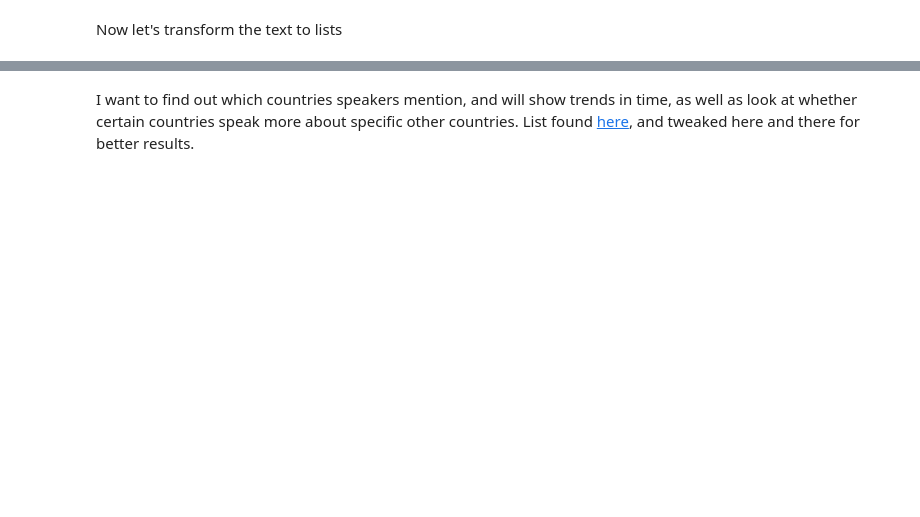
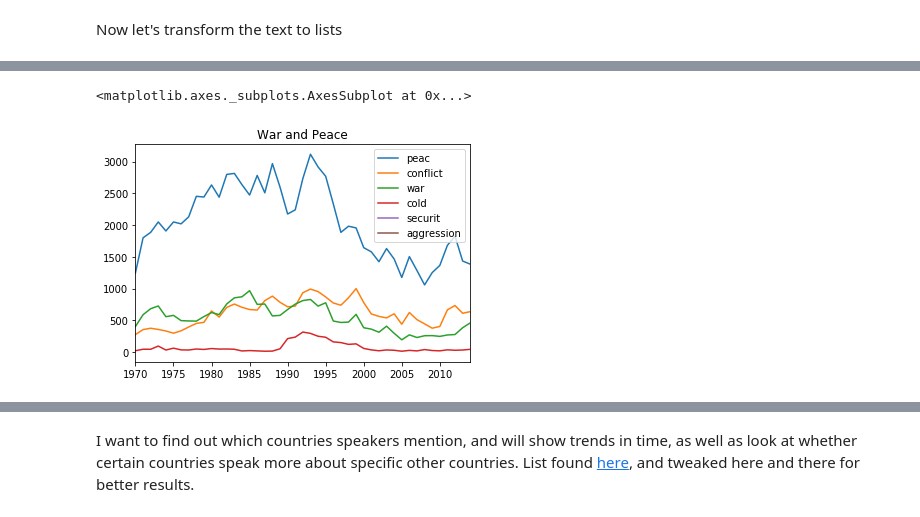
Before and after one commit to LaurentBerder/Kaggle, a Jupyter notebook: UN_General_Debate/UN_General_Debates.ipynb, the cells around one changed output, grey strips where cells are left out. Saved outputs shown, nothing was run; the diff lists cells and outputs as text; code cells hidden in the pictures; blank space fills up the shorter version.

```diff
--- a/UN_General_Debate/UN_General_Debates.ipynb
+++ b/UN_General_Debate/UN_General_Debates.ipynb
@@ -67,0 +210,5 @@ debates['token'] = debates['text'].apply(word_tokenize)
+# %%
+freqs_df[freqs_df['word'].isin(['peac', 'war', 'securit', 'cold', 'conflict', 'aggression'])].iloc[:, 1:47].transpose().iloc[1:].plot(title = "War and Peace")
+# %% [output]
+<matplotlib.axes._subplots.AxesSubplot at 0x...>
+[figure, added]
```
Also changed, not shown: parts of 65 cells of this notebook.
